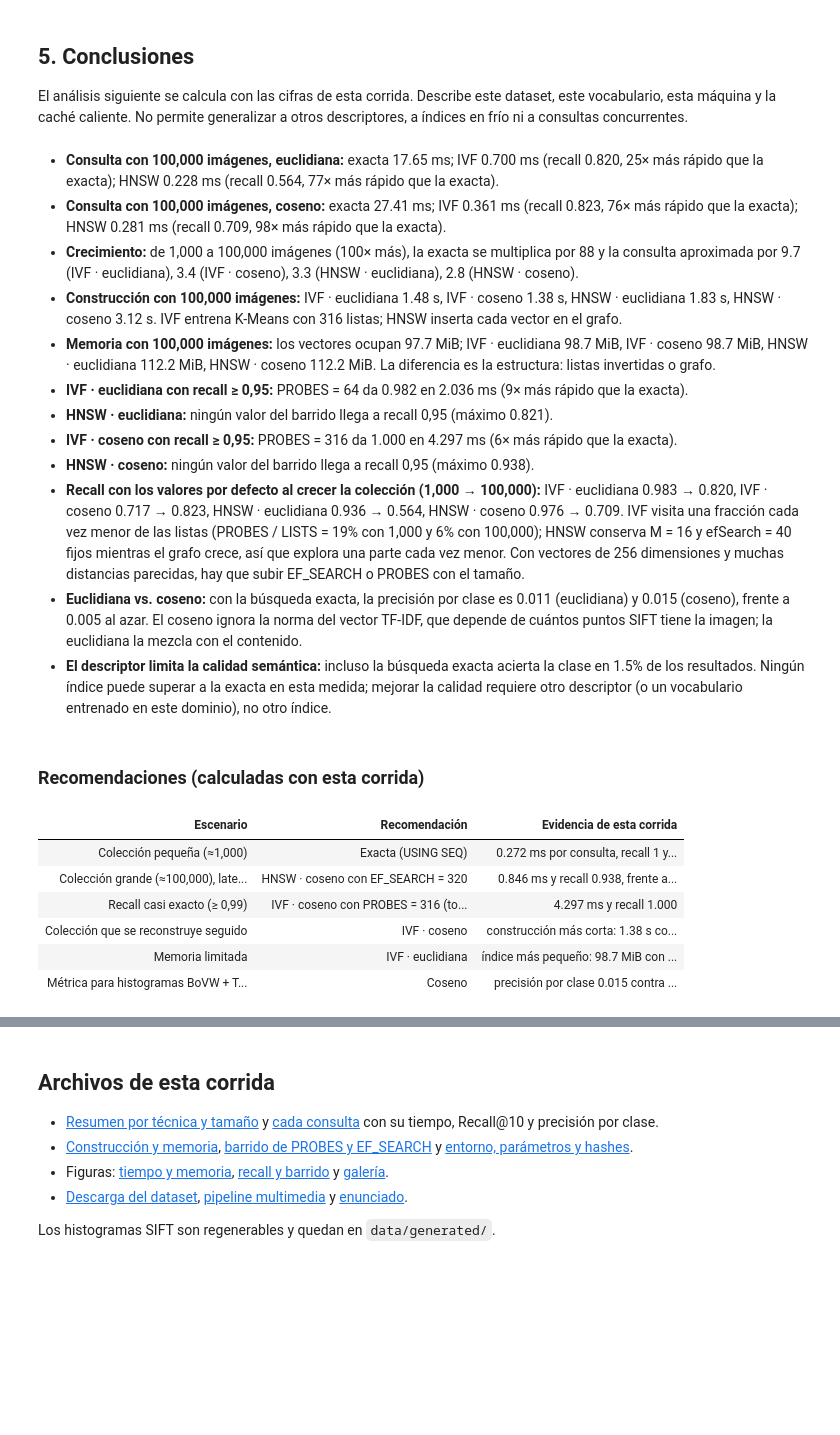
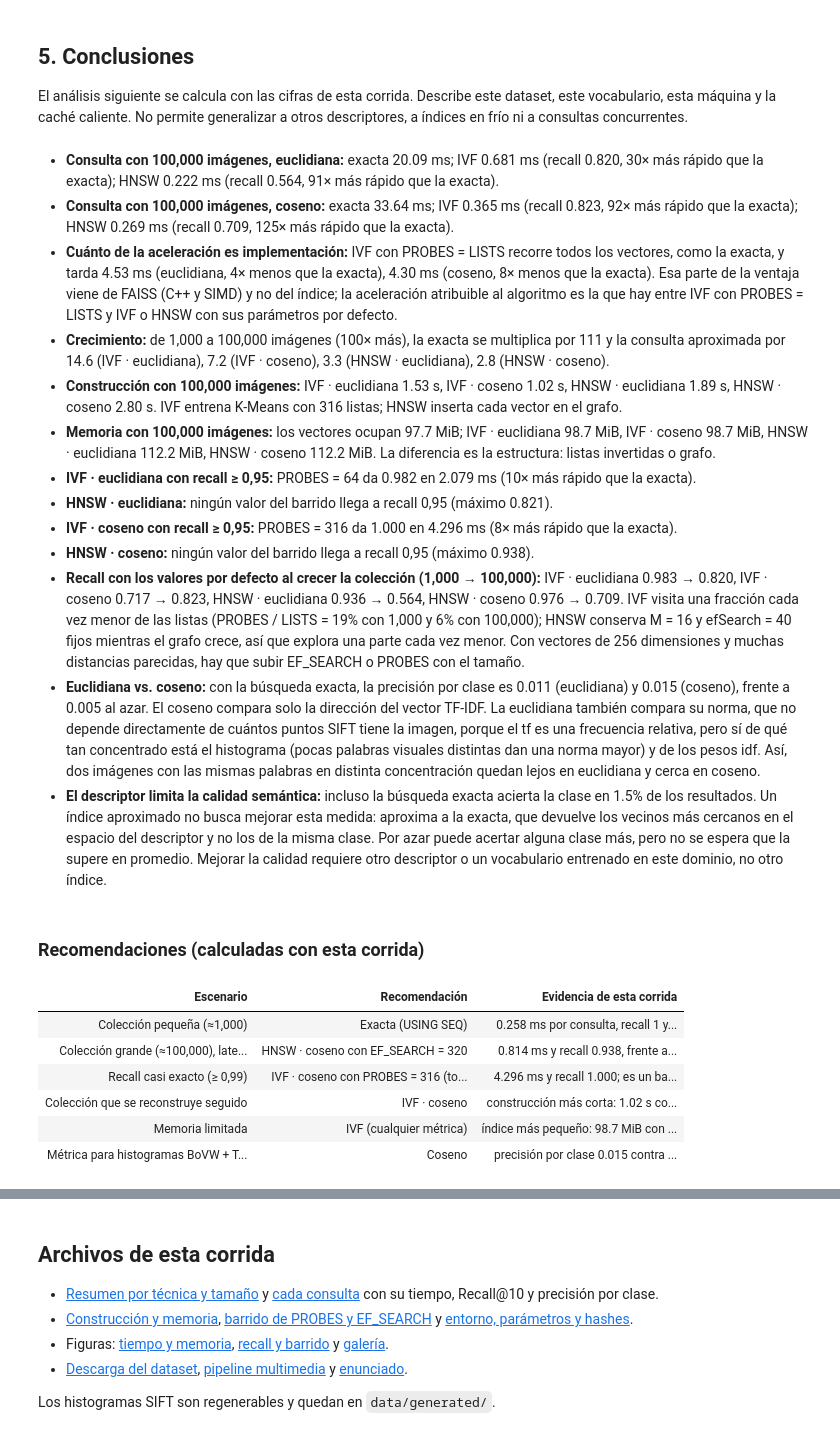
Before and after one commit to gab-o-11/Proyecto_BD2, a Jupyter notebook: benchmarks/parte4.ipynb, the cells around one changed output, grey strips where cells are left out. Cells and saved outputs as stored; diff of their text form; code cells hidden in the pictures; blank space fills up the shorter version.

```diff
--- a/benchmarks/parte4.ipynb
+++ b/benchmarks/parte4.ipynb
@@ -635,6 +641,12 @@ for metric in METRICS:
     parts = [f"{KIND_LABELS[k]} {get(big, k, metric, 'promedio_ms'):.3f} ms (recall {get(big, k, metric, 'recall_10'):.3f}, "
              f"{ex / get(big, k, metric, 'promedio_ms'):.0f}× más rápido que la exacta)" for k in ("ivf", "hnsw")]
     lines.append(f"- **Consulta con {big:,} imágenes, {METRIC_LABELS[metric]}:** exacta {ex:.2f} ms; " + "; ".join(parts) + ".")
+full_scan = [s for s in sweep if s["n"] == big and s["tecnica"] == "ivf" and s["valor"] == next(
+    c["lists"] for c in construction if c["n"] == big and c["tecnica"] == "ivf")]
+lines.append("- **Cuánto de la aceleración es implementación:** IVF con PROBES = LISTS recorre todos los vectores, como la exacta, y tarda "
+             + ", ".join(f"{s['promedio_ms']:.2f} ms ({METRIC_LABELS[s['metrica']]}, {get(big, 'exacta', s['metrica'], 'promedio_ms') / s['promedio_ms']:.0f}× menos que la exacta)" for s in full_scan)
+             + ". Esa parte de la ventaja viene de FAISS (C++ y SIMD) y no del índice; la aceleración atribuible al algoritmo "
+             "es la que hay entre IVF con PROBES = LISTS y IVF o HNSW con sus parámetros por defecto.")
 growth = {c: get(big, *c, "promedio_ms") / get(small, *c, "promedio_ms") for c in CONFIGS}
 growth_exact = statistics.mean(get(big, "exacta", m, "promedio_ms") / get(small, "exacta", m, "promedio_ms") for m in METRICS)
 lines.append(f"- **Crecimiento:** de {small:,} a {big:,} imágenes ({big // small}× más), la exacta se multiplica por {growth_exact:.0f} "
@@ -663,11 +675,15 @@ lines.append(f"- **Recall con los valores por defecto al crecer la colección ({
              "Con vectores de 256 dimensiones y muchas distancias parecidas, hay que subir EF_SEARCH o PROBES con el tamaño.")
 precision = {m: get(big, "exacta", m, "precision_clase_10") for m in METRICS}
 lines.append(f"- **Euclidiana vs. coseno:** con la búsqueda exacta, la precisión por clase es {precision[EUCLIDEAN]:.3f} (euclidiana) y "
-             f"{precision[COSINE]:.3f} (coseno), frente a {1 / len(classes):.3f} al azar. El coseno ignora la norma del vector TF-IDF, "
-             "que depende de cuántos puntos SIFT tiene la imagen; la euclidiana la mezcla con el contenido.")
+             f"{precision[COSINE]:.3f} (coseno), frente a {1 / len(classes):.3f} al azar. El coseno compara solo la dirección del vector TF-IDF. "
+             "La euclidiana también compara su norma, que no depende directamente de cuántos puntos SIFT tiene la imagen, porque el tf "
+             "es una frecuencia relativa, pero sí de qué tan concentrado está el histograma (pocas palabras visuales distintas dan una norma mayor) "
+             "y de los pesos idf. Así, dos imágenes con las mismas palabras en distinta concentración quedan lejos en euclidiana y cerca en coseno.")
 lines.append(f"- **El descriptor limita la calidad semántica:** incluso la búsqueda exacta acierta la clase en "
-             f"{max(precision.values()):.1%} de los resultados. Ningún índice puede superar a la exacta en esta medida; "
-             "mejorar la calidad requiere otro descriptor (o un vocabulario entrenado en este dominio), no otro índice.")
+             f"{max(precision.values()):.1%} de los resultados. Un índice aproximado no busca mejorar esta medida: "
+             "aproxima a la exacta, que devuelve los vecinos más cercanos en el espacio del descriptor y no los de la misma clase. "
+             "Por azar puede acertar alguna clase más, pero no se espera que la supere en promedio. Mejorar la calidad requiere "
+             "otro descriptor o un vocabulario entrenado en este dominio, no otro índice.")
 display(Markdown("\n".join(lines)))
 
 def pick(metric, condition):
@@ -679,48 +695,51 @@ best_metric = max(METRICS, key=lambda m: precision[m])
 rows = []
 exact_small = get(small, "exacta", best_metric, "promedio_ms")
 rows.append((f"Colección pequeña (≈{small:,})", "Exacta (USING SEQ)",
              f"{exact_small:.3f} ms por consulta, recall 1 y sin índice que construir o mantener"))
 fast = [s for s in sweep if s["n"] == big and s["recall_10"] >= .9]
 if fast:
     fast = min(fast, key=lambda s: s["promedio_ms"])
     rows.append((f"Colección grande (≈{big:,}), latencia baja con recall ≥ 0,9",
                  f"{label(fast['tecnica'], fast['metrica'])} con {fast['parametro']} = {fast['valor']}",
                  f"{fast['promedio_ms']:.3f} ms y recall {fast['recall_10']:.3f}, frente a "
                  f"{get(big, 'exacta', fast['metrica'], 'promedio_ms'):.2f} ms de la exacta"))
 candidates = [s for s in sweep if s["n"] == big and s["metrica"] == best_metric and s["recall_10"] >= .99]
 if candidates:
     best = min(candidates, key=lambda s: s["promedio_ms"])
     every = best["tecnica"] == "ivf" and best["valor"] == next(c["lists"] for c in construction if c["n"] == big and c["tecnica"] == "ivf")
     rows.append(("Recall casi exacto (≥ 0,99)", f"{label(best['tecnica'], best['metrica'])} con {best['parametro']} = {best['valor']}"
                  + (" (todas las listas)" if every else ""),
-                 f"{best['promedio_ms']:.3f} ms y recall {best['recall_10']:.3f}"))
+                 f"{best['promedio_ms']:.3f} ms y recall {best['recall_10']:.3f}"
+                 + ("; es un barrido completo O(n) igual que la exacta y su ventaja es solo de implementación (FAISS)" if every else "")))
 cheap = min(CONFIGS, key=lambda c: get(big, *c, "construccion_ms"))
 rows.append(("Colección que se reconstruye seguido", label(*cheap), f"construcción más corta: {get(big, *cheap, 'construccion_ms') / 1000:.2f} s con {big:,} imágenes"))
 light = min(CONFIGS, key=lambda c: get(big, *c, "indice_bytes"))
-rows.append(("Memoria limitada", label(*light), f"índice más pequeño: {get(big, *light, 'indice_bytes') / MiB:.1f} MiB con {big:,} imágenes"))
+tied = [c for c in CONFIGS if get(big, *c, "indice_bytes") == get(big, *light, "indice_bytes")]
+rows.append(("Memoria limitada", KIND_LABELS[light[0]] + " (cualquier métrica)" if len(tied) > 1 and len({c[0] for c in tied}) == 1 else label(*light), f"índice más pequeño: {get(big, *light, 'indice_bytes') / MiB:.1f} MiB con {big:,} imágenes"))
 rows.append(("Métrica para histogramas BoVW + TF-IDF", METRIC_LABELS[best_metric].capitalize(),
              f"precisión por clase {precision[best_metric]:.3f} contra {min(precision.values()):.3f} de la otra métrica"))
 table(["Escenario", "Recomendación", "Evidencia de esta corrida"], rows)
 # %% [output]
-- **Consulta con 100,000 imágenes, euclidiana:** exacta 17.65 ms; IVF 0.700 ms (recall 0.820, 25× más rápido que la exacta); HNSW 0.228 ms (recall 0.564, 77× más rápido que la exacta).
-- **Consulta con 100,000 imágenes, coseno:** exacta 27.41 ms; IVF 0.361 ms (recall 0.823, 76× más rápido que la exacta); HNSW 0.281 ms (recall 0.709, 98× más rápido que la exacta).
-- **Crecimiento:** de 1,000 a 100,000 imágenes (100× más), la exacta se multiplica por 88 y la consulta aproximada por 9.7 (IVF · euclidiana), 3.4 (IVF · coseno), 3.3 (HNSW · euclidiana), 2.8 (HNSW · coseno).
-- **Construcción con 100,000 imágenes:** IVF · euclidiana 1.48 s, IVF · coseno 1.38 s, HNSW · euclidiana 1.83 s, HNSW · coseno 3.12 s. IVF entrena K-Means con 316 listas; HNSW inserta cada vector en el grafo.
+- **Consulta con 100,000 imágenes, euclidiana:** exacta 20.09 ms; IVF 0.681 ms (recall 0.820, 30× más rápido que la exacta); HNSW 0.222 ms (recall 0.564, 91× más rápido que la exacta).
+- **Consulta con 100,000 imágenes, coseno:** exacta 33.64 ms; IVF 0.365 ms (recall 0.823, 92× más rápido que la exacta); HNSW 0.269 ms (recall 0.709, 125× más rápido que la exacta).
+- **Cuánto de la aceleración es implementación:** IVF con PROBES = LISTS recorre todos los vectores, como la exacta, y tarda 4.53 ms (euclidiana, 4× menos que la exacta), 4.30 ms (coseno, 8× menos que la exacta). Esa parte de la ventaja viene de FAISS (C++ y SIMD) y no del índice; la aceleración atribuible al algoritmo es la que hay entre IVF con PROBES = LISTS y IVF o HNSW con sus parámetros por defecto.
+- **Crecimiento:** de 1,000 a 100,000 imágenes (100× más), la exacta se multiplica por 111 y la consulta aproximada por 14.6 (IVF · euclidiana), 7.2 (IVF · coseno), 3.3 (HNSW · euclidiana), 2.8 (HNSW · coseno).
+- **Construcción con 100,000 imágenes:** IVF · euclidiana 1.53 s, IVF · coseno 1.02 s, HNSW · euclidiana 1.89 s, HNSW · coseno 2.80 s. IVF entrena K-Means con 316 listas; HNSW inserta cada vector en el grafo.
 - **Memoria con 100,000 imágenes:** los vectores ocupan 97.7 MiB; IVF · euclidiana 98.7 MiB, IVF · coseno 98.7 MiB, HNSW · euclidiana 112.2 MiB, HNSW · coseno 112.2 MiB. La diferencia es la estructura: listas invertidas o grafo.
-- **IVF · euclidiana con recall ≥ 0,95:** PROBES = 64 da 0.982 en 2.036 ms (9× más rápido que la exacta).
+- **IVF · euclidiana con recall ≥ 0,95:** PROBES = 64 da 0.982 en 2.079 ms (10× más rápido que la exacta).
 - **HNSW · euclidiana:** ningún valor del barrido llega a recall 0,95 (máximo 0.821).
-- **IVF · coseno con recall ≥ 0,95:** PROBES = 316 da 1.000 en 4.297 ms (6× más rápido que la exacta).
+- **IVF · coseno con recall ≥ 0,95:** PROBES = 316 da 1.000 en 4.296 ms (8× más rápido que la exacta).
 - **HNSW · coseno:** ningún valor del barrido llega a recall 0,95 (máximo 0.938).
 - **Recall con los valores por defecto al crecer la colección (1,000 → 100,000):** IVF · euclidiana 0.983 → 0.820, IVF · coseno 0.717 → 0.823, HNSW · euclidiana 0.936 → 0.564, HNSW · coseno 0.976 → 0.709. IVF visita una fracción cada vez menor de las listas (PROBES / LISTS = 19% con 1,000 y 6% con 100,000); HNSW conserva M = 16 y efSearch = 40 fijos mientras el grafo crece, así que explora una parte cada vez menor. Con vectores de 256 dimensiones y muchas distancias parecidas, hay que subir EF_SEARCH o PROBES con el tamaño.
-- **Euclidiana vs. coseno:** con la búsqueda exacta, la precisión por clase es 0.011 (euclidiana) y 0.015 (coseno), frente a 0.005 al azar. El coseno ignora la norma del vector TF-IDF, que depende de cuántos puntos SIFT tiene la imagen; la euclidiana la mezcla con el contenido.
-- **El descriptor limita la calidad semántica:** incluso la búsqueda exacta acierta la clase en 1.5% de los resultados. Ningún índice puede superar a la exacta en esta medida; mejorar la calidad requiere otro descriptor (o un vocabulario entrenado en este dominio), no otro índice.
+- **Euclidiana vs. coseno:** con la búsqueda exacta, la precisión por clase es 0.011 (euclidiana) y 0.015 (coseno), frente a 0.005 al azar. El coseno compara solo la dirección del vector TF-IDF. La euclidiana también compara su norma, que no depende directamente de cuántos puntos SIFT tiene la imagen, porque el tf es una frecuencia relativa, pero sí de qué tan concentrado está el histograma (pocas palabras visuales distintas dan una norma mayor) y de los pesos idf. Así, dos imágenes con las mismas palabras en distinta concentración quedan lejos en euclidiana y cerca en coseno.
+- **El descriptor limita la calidad semántica:** incluso la búsqueda exacta acierta la clase en 1.5% de los resultados. Un índice aproximado no busca mejorar esta medida: aproxima a la exacta, que devuelve los vecinos más cercanos en el espacio del descriptor y no los de la misma clase. Por azar puede acertar alguna clase más, pero no se espera que la supere en promedio. Mejorar la calidad requiere otro descriptor o un vocabulario entrenado en este dominio, no otro índice.
 ### Recomendaciones (calculadas con esta corrida)
 | Escenario | Recomendación | Evidencia de esta corrida |
-| Colección pequeña (≈1,000) | Exacta (USING SEQ) | 0.272 ms por consulta, recall 1 y... |
-| Colección grande (≈100,000), late... | HNSW · coseno con EF_SEARCH = 320 | 0.846 ms y recall 0.938, frente a... |
-| Recall casi exacto (≥ 0,99) | IVF · coseno con PROBES = 316 (to... | 4.297 ms y recall 1.000 |
-| Colección que se reconstruye seguido | IVF · coseno | construcción más corta: 1.38 s co... |
-| Memoria limitada | IVF · euclidiana | índice más pequeño: 98.7 MiB con ... |
+| Colección pequeña (≈1,000) | Exacta (USING SEQ) | 0.258 ms por consulta, recall 1 y... |
+| Colección grande (≈100,000), late... | HNSW · coseno con EF_SEARCH = 320 | 0.814 ms y recall 0.938, frente a... |
+| Recall casi exacto (≥ 0,99) | IVF · coseno con PROBES = 316 (to... | 4.296 ms y recall 1.000; es un ba... |
+| Colección que se reconstruye seguido | IVF · coseno | construcción más corta: 1.02 s co... |
+| Memoria limitada | IVF (cualquier métrica) | índice más pequeño: 98.7 MiB con ... |
 | Métrica para histogramas BoVW + T... | Coseno | precisión por clase 0.015 contra ... |
 # %% [markdown]
 ### Ventajas y desventajas de cada índice
```
Also changed, not shown: parts of 6 cells of this notebook, 7 other files.
